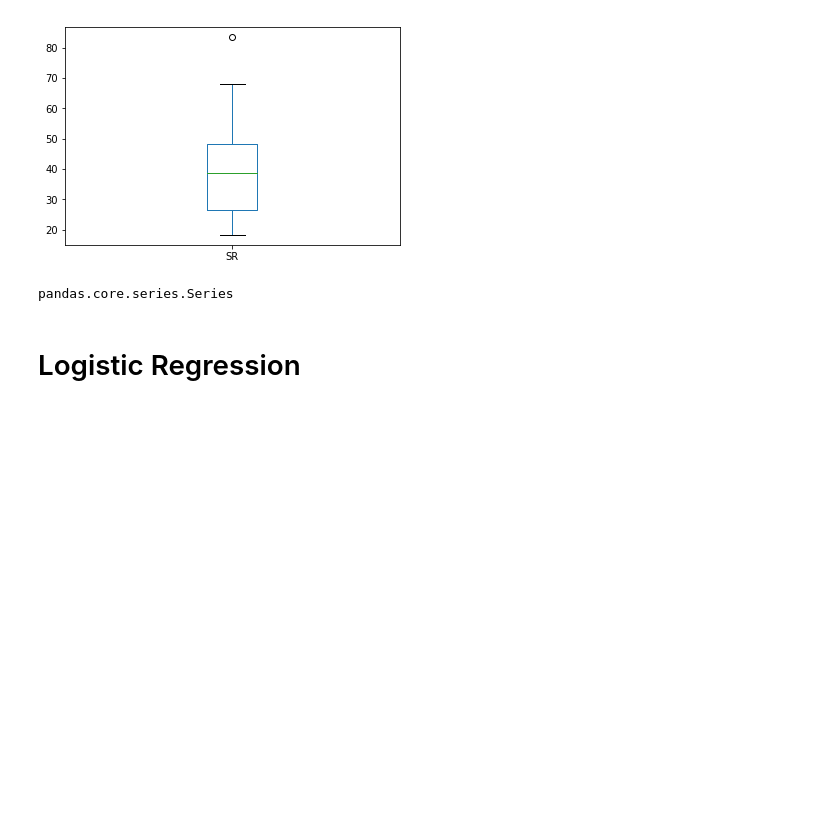
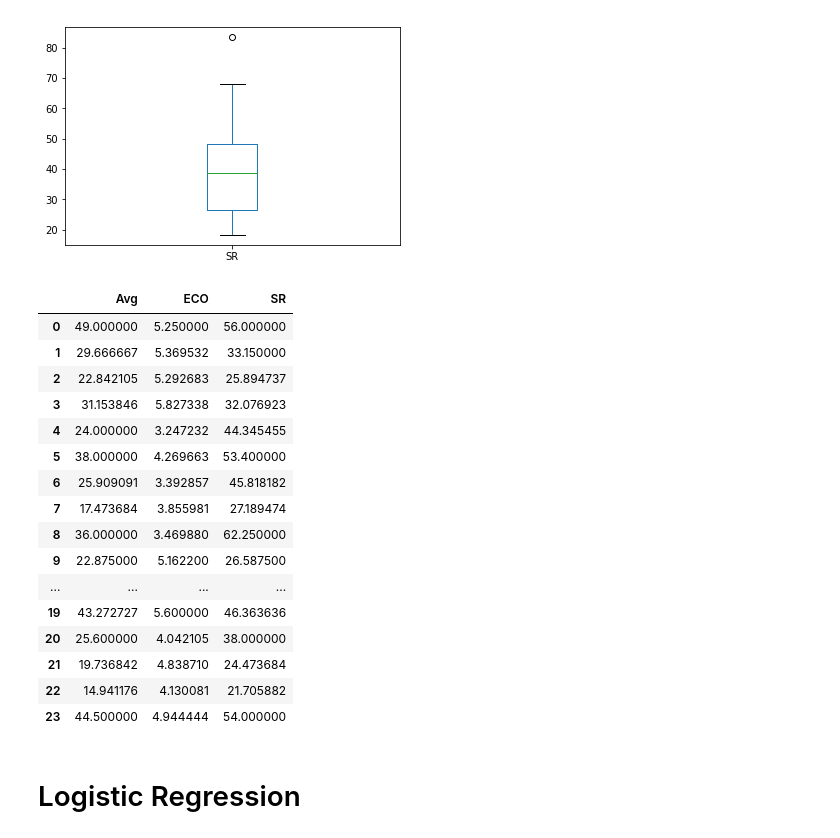
Before and after one commit to RoisulIslamRumi/Bowler-Selection-for-International-Team, a Jupyter notebook: Bowler Selection.ipynb, the cells around one changed output. Cells and saved outputs as stored; diff of their text form; code cells hidden in the pictures; blank space fills up the shorter version.

```diff
--- a/Bowler Selection.ipynb
+++ b/Bowler Selection.ipynb
@@ -90,11 +93,28 @@ new_train['SR'].plot.box()
 # %%
 
 #Separating target variable
 X = new_train.drop('Selected',1)
 y = new_train.Selected
 type(y)
+X
 # %% [output]
-pandas.core.series.Series
+|  | Avg | ECO | SR |
+| 0 | 49.000000 | 5.250000 | 56.000000 |
+| 1 | 29.666667 | 5.369532 | 33.150000 |
+| 2 | 22.842105 | 5.292683 | 25.894737 |
+| 3 | 31.153846 | 5.827338 | 32.076923 |
+| 4 | 24.000000 | 3.247232 | 44.345455 |
+| 5 | 38.000000 | 4.269663 | 53.400000 |
+| 6 | 25.909091 | 3.392857 | 45.818182 |
+| 7 | 17.473684 | 3.855981 | 27.189474 |
+| 8 | 36.000000 | 3.469880 | 62.250000 |
+| 9 | 22.875000 | 5.162200 | 26.587500 |
+| ... | ... | ... | ... |
+| 19 | 43.272727 | 5.600000 | 46.363636 |
+| 20 | 25.600000 | 4.042105 | 38.000000 |
+| 21 | 19.736842 | 4.838710 | 24.473684 |
+| 22 | 14.941176 | 4.130081 | 21.705882 |
+| 23 | 44.500000 | 4.944444 | 54.000000 |
 # %% [markdown]
 # Logistic Regression
 # %%
```
Also changed, not shown: parts of 12 cells of this notebook.
